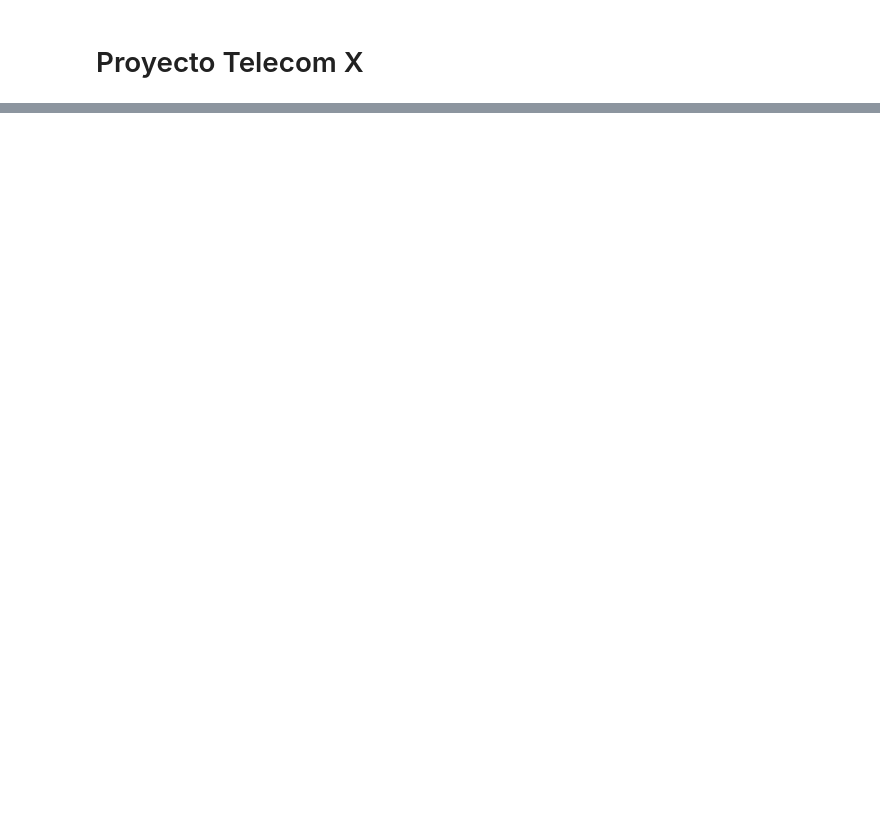
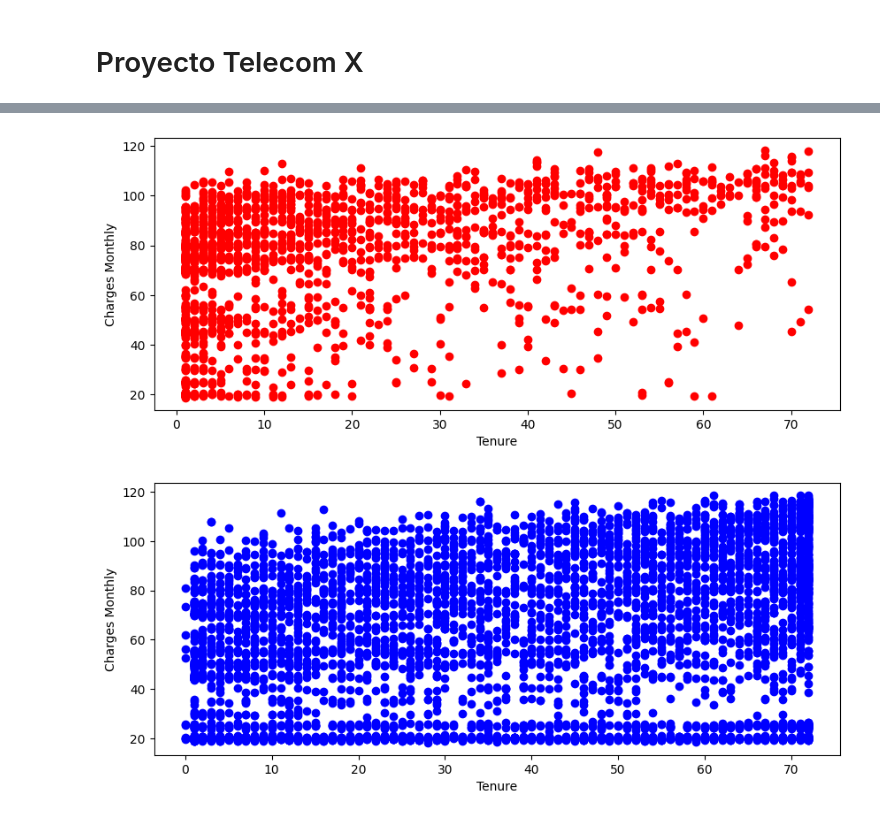
Before and after one commit to Sebastian210102/TelecomX, a Jupyter notebook: TelecomX.ipynb, the cells around one changed output, grey strips where cells are left out. Saved outputs shown, nothing was run; the diff lists cells and outputs as text; code cells hidden in the pictures; blank space fills up the shorter version.

```diff
--- a/TelecomX.ipynb
+++ b/TelecomX.ipynb
@@ -40,0 +285,3 @@ import seaborn as sns
+# %%
+df_clientes["Cuentas_diarias"] = df_clientes["Charges_Monthly"] / 30
+df_clientes
@@ -40,0 +484,19 @@ import seaborn as sns
+# %%
+clientes_churn = df_clientes[df_clientes['Churn'] == 1]
+clientes_no_churn = df_clientes[df_clientes['Churn'] == 0]
+
+
+plt.figure(figsize=(10, 4))
+plt.plot(clientes_churn['tenure'], clientes_churn['Charges_Monthly'], 'ro', label='Churn')
+plt.xlabel('Tenure')
+plt.ylabel('Charges Monthly')
+plt.show()
+
+plt.figure(figsize=(10, 4))
+plt.plot(clientes_no_churn['tenure'], clientes_no_churn['Charges_Monthly'], 'bo', label='No Churn')
+plt.xlabel('Tenure')
+plt.ylabel('Charges Monthly')
+plt.show()
+# %% [output]
+[figure, added]
+[figure, added]
```
Also changed, not shown: parts of 66 cells of this notebook.
